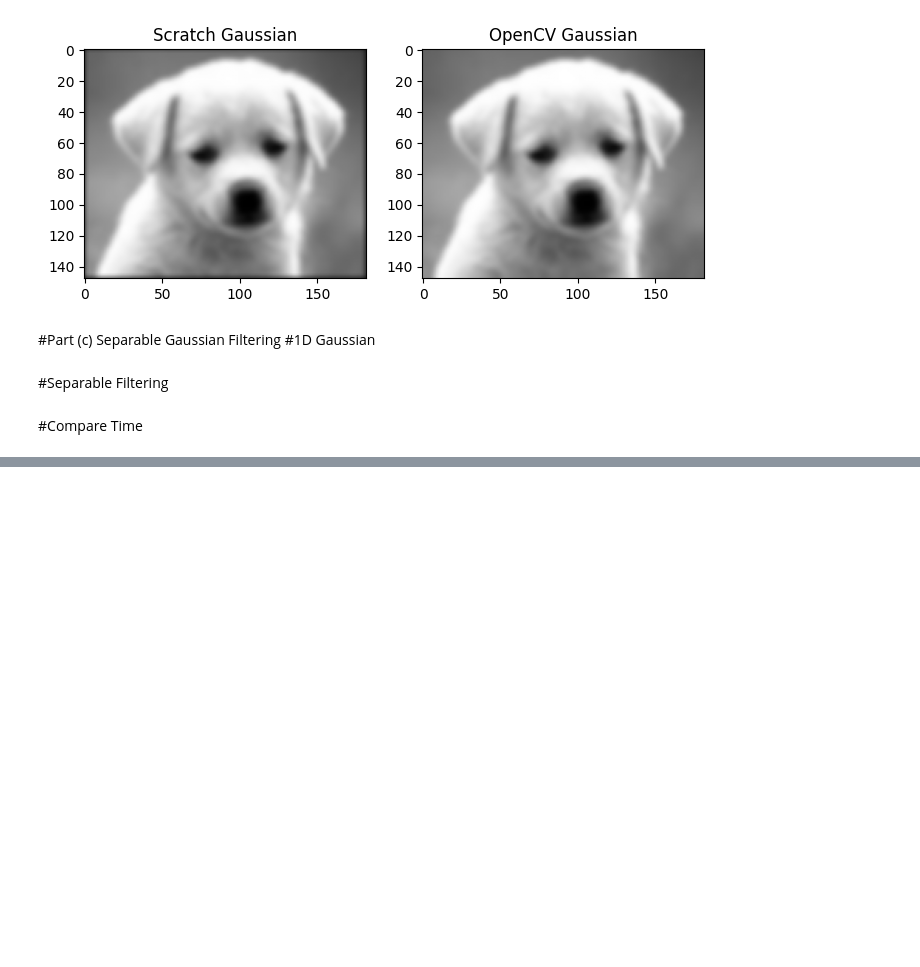
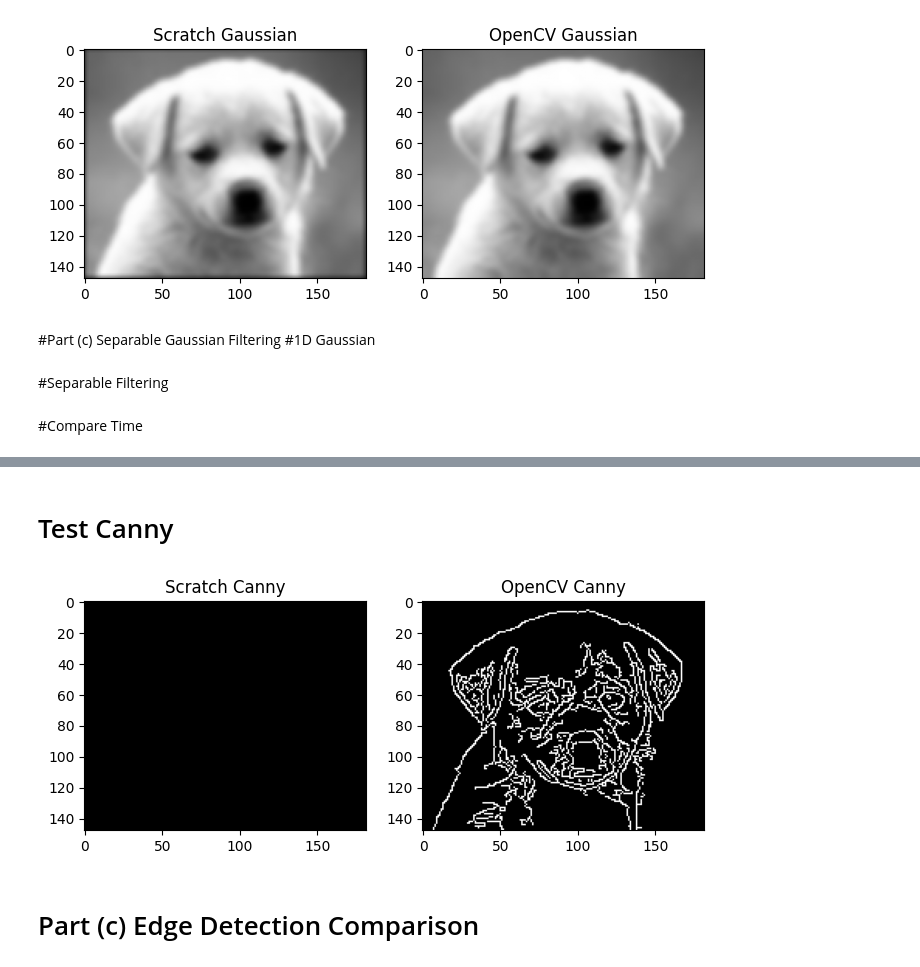
Before and after one commit to f223455-bit/Computer_Vision_Basics, a Jupyter notebook: Linta_22F_3455_A1.ipynb, the cells around one changed output, grey strips where cells are left out. Cells and saved outputs as stored; diff of their text form; code cells hidden in the pictures; blank space fills up the shorter version.

```diff
--- a/Linta_22F_3455_A1.ipynb
+++ b/Linta_22F_3455_A1.ipynb
@@ -411,0 +485,15 @@ Normal 2D Time: 0.18079519271850586
+# %%
+def hysteresis(img,low,high):
+
+    res = np.zeros_like(img)
+
+    strong = 255
+    weak = 75
+
+    strong_i,strong_j = np.where(img >= high)
+    weak_i,weak_j = np.where((img <= high) & (img >= low))
+
+    res[strong_i,strong_j] = strong
+    res[weak_i,weak_j] = weak
+
+    return res
@@ -411,0 +502,34 @@ Normal 2D Time: 0.18079519271850586
+# %%
+def canny_edge(img,low,high):
+
+    smooth = gaussian_smooth(img)
+
+    gx,gy,mag,dir = gradient(smooth,sobel_x,sobel_y)
+
+    nms = non_max_suppression(mag)
+
+    edges = hysteresis(nms,low,high)
+
+    return edges
+# %% [markdown]
+# Test Canny
+# %%
+edges = canny_edge(dog,50,150)
+
+cv_edges = cv2.Canny(dog,50,150)
+
+plt.figure(figsize=(8,4))
+
+plt.subplot(1,2,1)
+plt.imshow(edges,cmap='gray')
+plt.title("Scratch Canny")
+
+plt.subplot(1,2,2)
+plt.imshow(cv_edges,cmap='gray')
+plt.title("OpenCV Canny")
+
+plt.show()
+# %% [output]
+[figure, added]
+# %% [markdown]
+# Part (c) Edge Detection Comparison
```
Also changed, not shown: parts of 17 cells of this notebook.
